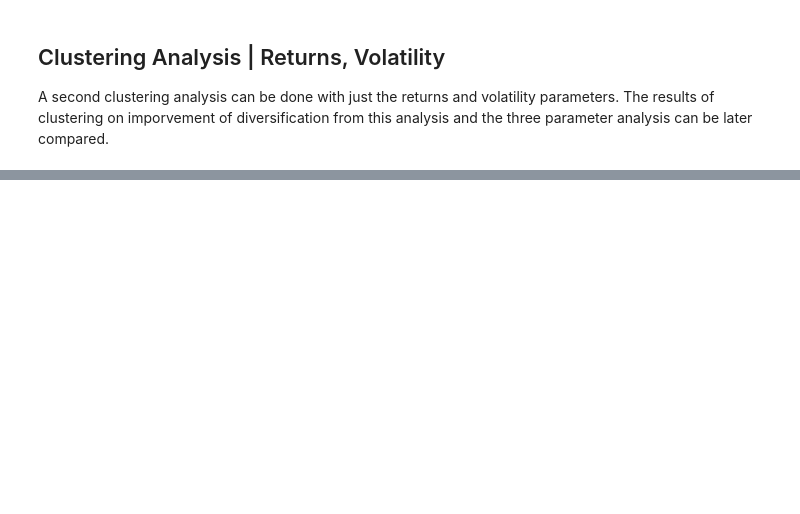
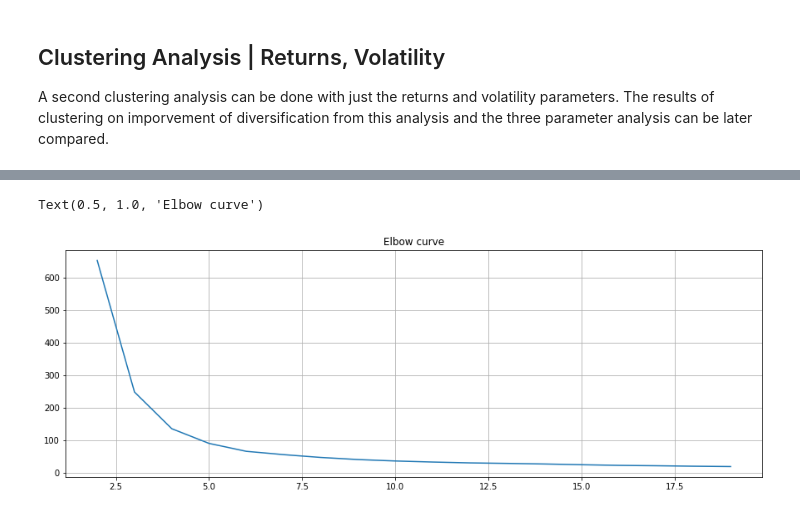
Before and after one commit to CAP4770-group9-project/final-project, a Jupyter notebook: k-means-clustering.ipynb, the cells around one changed output, grey strips where cells are left out. Cells and saved outputs as stored; diff of their text form; code cells hidden in the pictures; blank space fills up the shorter version.

```diff
--- a/k-means-clustering.ipynb
+++ b/k-means-clustering.ipynb
@@ -557,0 +579,33 @@ ZTS   -0.439027    3.25018
+# %%
+#taken from: https://towardsdatascience.com/machine-learning-for-stock-clustering-using-k-means-algorithm-126bc1ace4e1
+#https://www.pythonforfinance.net/2018/02/08/stock-clusters-using-k-means-algorithm-in-python/
+
+from pylab import plot,show
+from numpy import vstack,array
+from numpy.random import rand
+import numpy as np
+from scipy.cluster.vq import kmeans,vq
+import pandas as pd
+import pandas_datareader as dr
+from math import sqrt
+from sklearn.cluster import KMeans
+from matplotlib import pyplot as plt
+
+#format the data as a numpy array to feed into the K-Means algorithm
+#X = np.asarray([np.asarray(ret_var_vol['Returns']),np.asarray(ret_var_vol['Volatility']),np.asarray(ret_var_vol['Volume'])]).T
+X = ret_var.dropna().values
+# %%
+#generate elbow curve
+distorsions = []
+for k in range(2, 20):
+    k_means = KMeans(n_clusters=k)
+    k_means.fit(X)
+    distorsions.append(k_means.inertia_)
+
+fig = plt.figure(figsize=(15, 5))
+plt.plot(range(2, 20), distorsions)
+plt.grid(True)
+plt.title('Elbow curve')
+# %% [output]
+Text(0.5, 1.0, 'Elbow curve')
+[figure, added]
```
Also changed, not shown: parts of 15 cells of this notebook.
